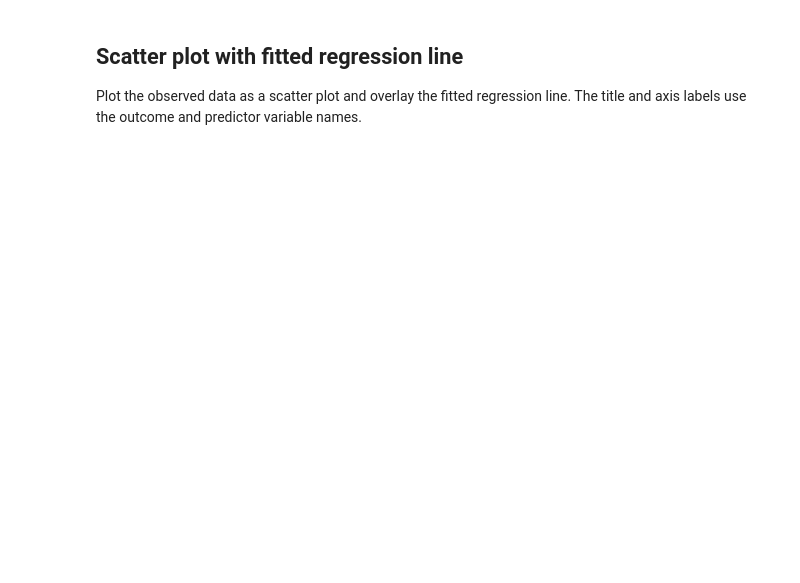
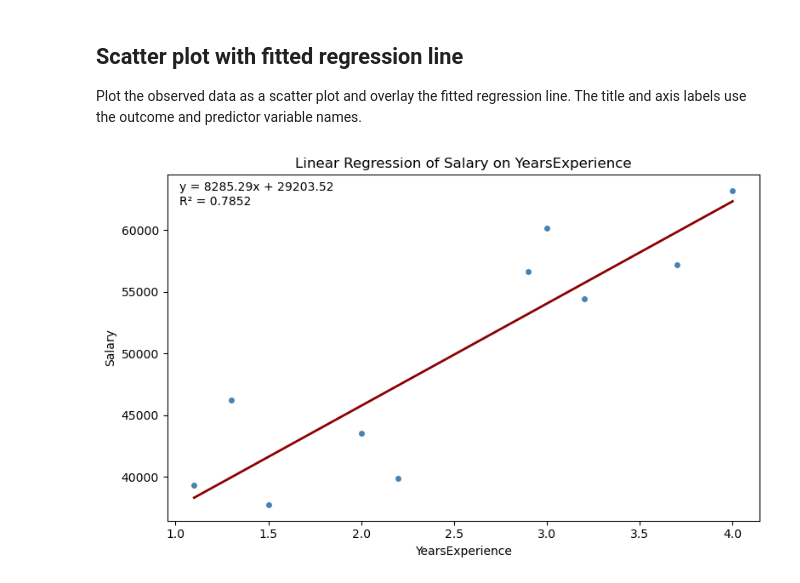
Before and after one commit to jstarkgrad-code/linear_regression-jupytr, a Jupyter notebook: AI/linear_regression_python.ipynb, the cells around one changed output. Cells and saved outputs as stored; diff of their text form; code cells hidden in the pictures; blank space fills up the shorter version.

```diff
--- a/AI/linear_regression_python.ipynb
+++ b/AI/linear_regression_python.ipynb
@@ -38,12 +49,28 @@ Plot the observed data as a scatter plot and overlay the fitted regression line.
 # %%
 x_line = data["YearsExperience"]
 y_line = model.predict(data)
+
+intercept = model.params["Intercept"]
+slope = model.params["YearsExperience"]
+formula_text = f"y = {slope:.2f}x + {intercept:.2f}"
+r2_text = f"R² = {model.rsquared:.4f}"
 
 plt.figure(figsize=(8, 5))
 plt.scatter(data["YearsExperience"], data["Salary"], color="steelblue", edgecolor="white")
 plt.plot(x_line, y_line, color="darkred", linewidth=2)
 plt.title("Linear Regression of Salary on YearsExperience")
 plt.xlabel("YearsExperience")
 plt.ylabel("Salary")
+plt.text(
+    0.02,
+    0.98,
+    f"{formula_text}\n{r2_text}",
+    transform=plt.gca().transAxes,
+    ha="left",
+    va="top",
+    fontsize=10,
+)
 plt.tight_layout()
 plt.show()
+# %% [output]
+[figure, added]
```
Also changed, not shown: parts of 3 cells of this notebook, 8 other files.
